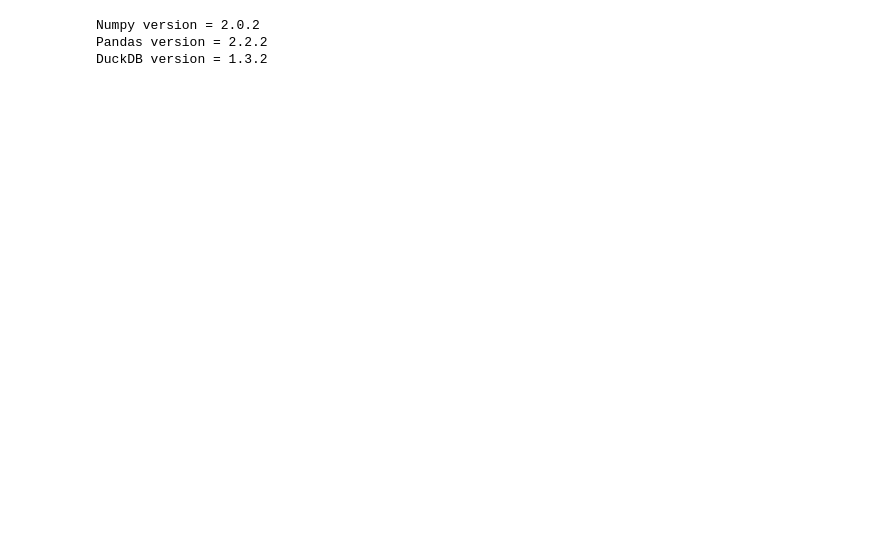
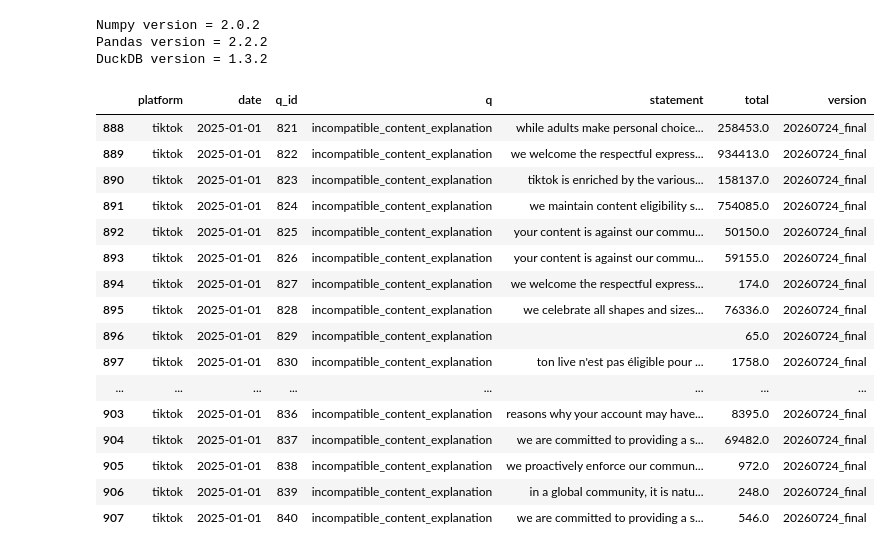
Before and after one commit to morrisrobertma-coder/EU_DSA_TD_Research, a Jupyter notebook: 01_code/04_analysis/02a_rq1_qual_analysis.ipynb, the cells around one changed output. Cells and saved outputs as stored; diff of their text form; code cells hidden in the pictures; blank space fills up the shorter version.

```diff
--- a/01_code/04_analysis/02a_rq1_qual_analysis.ipynb
+++ b/01_code/04_analysis/02a_rq1_qual_analysis.ipynb
@@ -91,6 +109,26 @@ df_qual = con.execute(f""" select * from '{path_samp}qual_final.parquet'""").df(
 #~~~~~~~~~~~~~~~~~~~~~~~~~~
 df_dq = pd.read_csv(f"{path_out}01_dq_1_overview.csv")
 df_dq = df_dq[["platform","files","total_rows"]]
+# %%
+df_qual[(df_qual["platform"] == "tiktok") & (df_qual["q"] == "incompatible_content_explanation")].head(20)
+# %% [output]
+|  | platform | date | q_id | q | statement | total | version |
+| 888 | tiktok | 2025-01-01 | 821 | incompatible_content_explanation | while adults make personal choice... | 258453.0 | 20260724_final |
+| 889 | tiktok | 2025-01-01 | 822 | incompatible_content_explanation | we welcome the respectful express... | 934413.0 | 20260724_final |
+| 890 | tiktok | 2025-01-01 | 823 | incompatible_content_explanation | tiktok is enriched by the various... | 158137.0 | 20260724_final |
+| 891 | tiktok | 2025-01-01 | 824 | incompatible_content_explanation | we maintain content eligibility s... | 754085.0 | 20260724_final |
+| 892 | tiktok | 2025-01-01 | 825 | incompatible_content_explanation | your content is against our commu... | 50150.0 | 20260724_final |
+| 893 | tiktok | 2025-01-01 | 826 | incompatible_content_explanation | your content is against our commu... | 59155.0 | 20260724_final |
+| 894 | tiktok | 2025-01-01 | 827 | incompatible_content_explanation | we welcome the respectful express... | 174.0 | 20260724_final |
+| 895 | tiktok | 2025-01-01 | 828 | incompatible_content_explanation | we celebrate all shapes and sizes... | 76336.0 | 20260724_final |
+| 896 | tiktok | 2025-01-01 | 829 | incompatible_content_explanation |  | 65.0 | 20260724_final |
+| 897 | tiktok | 2025-01-01 | 830 | incompatible_content_explanation | ton live n'est pas éligible pour ... | 1758.0 | 20260724_final |
+| ... | ... | ... | ... | ... | ... | ... | ... |
+| 903 | tiktok | 2025-01-01 | 836 | incompatible_content_explanation | reasons why your account may have... | 8395.0 | 20260724_final |
+| 904 | tiktok | 2025-01-01 | 837 | incompatible_content_explanation | we are committed to providing a s... | 69482.0 | 20260724_final |
+| 905 | tiktok | 2025-01-01 | 838 | incompatible_content_explanation | we proactively enforce our commun... | 972.0 | 20260724_final |
+| 906 | tiktok | 2025-01-01 | 839 | incompatible_content_explanation | in a global community, it is natu... | 248.0 | 20260724_final |
+| 907 | tiktok | 2025-01-01 | 840 | incompatible_content_explanation | we are committed to providing a s... | 546.0 | 20260724_final |
 # %%
 #~~~~~~~~~~~~~~~~~~~~~~~~~~
 # Find Unique Q/Statement Combinations ----
```
Also changed, not shown: parts of 11 cells of this notebook, 21 other files.
